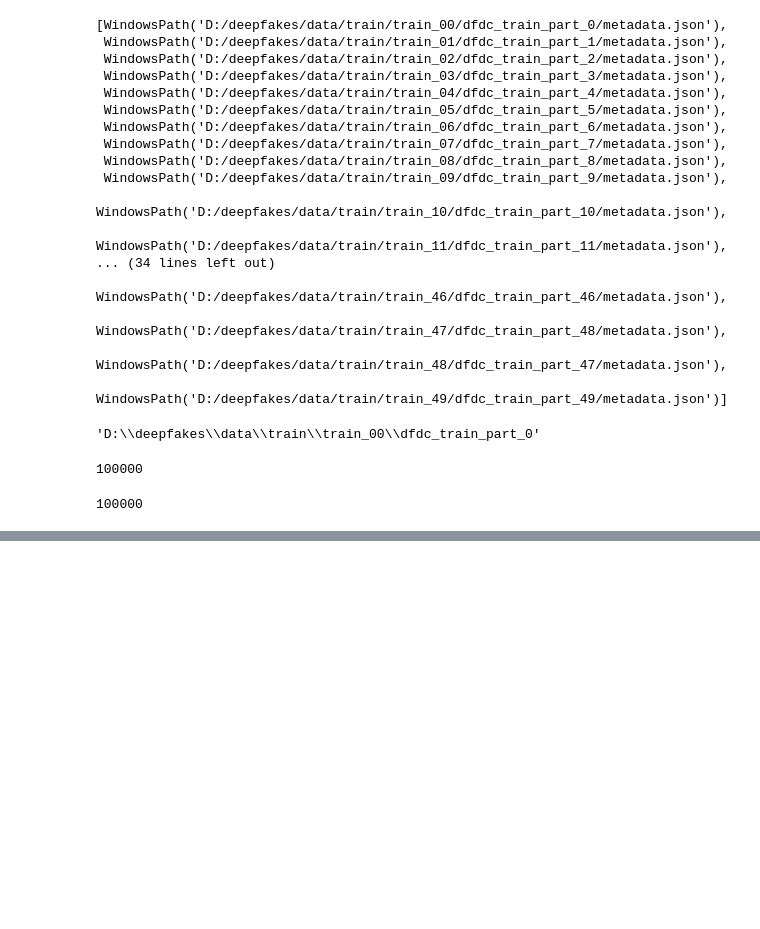
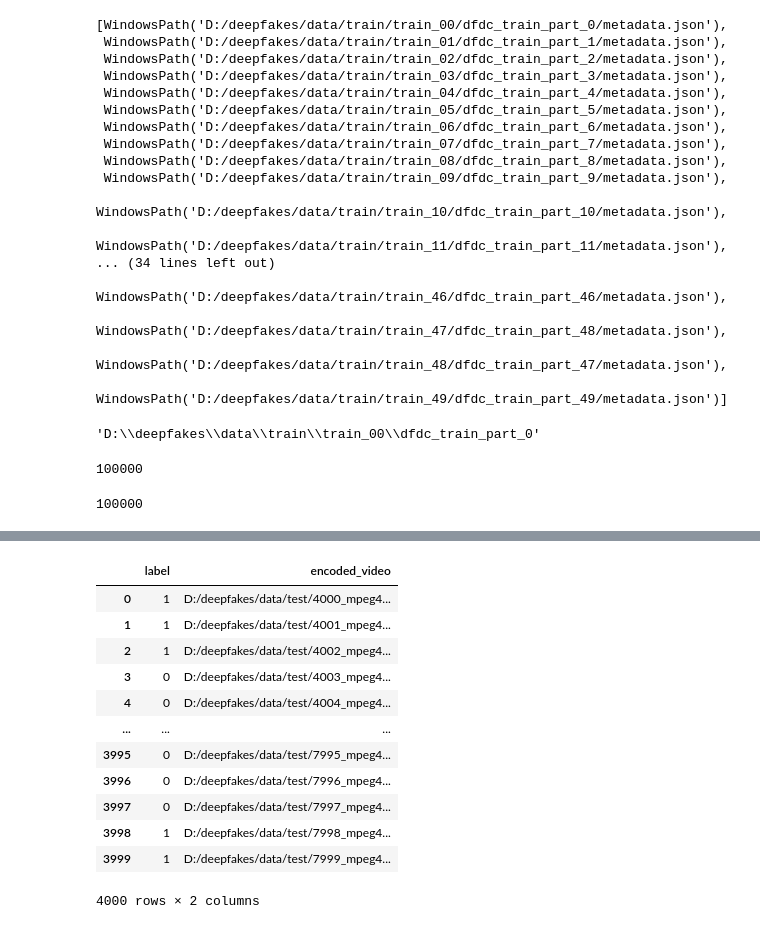
Before and after one commit to AugustasMacys/BachelorThesis, a Jupyter notebook: notebooks/CoviarDatasetCreator.ipynb, the cells around one changed output, grey strips where cells are left out. Saved outputs shown, nothing was run; the diff lists cells and outputs as text; code cells hidden in the pictures; blank space fills up the shorter version.

```diff
--- a/notebooks/CoviarDatasetCreator.ipynb
+++ b/notebooks/CoviarDatasetCreator.ipynb
@@ -130,0 +163,4 @@ df.to_csv(r"D:\deepfakes\coviar_dataframes\coviar_dataframe.csv", index=False)
+# %%
+import posixpath
+
+updated_test_videos = [x.replace(os.sep, posixpath.sep) for x in updated_test_videos]
@@ -130,0 +189,2 @@ df.to_csv(r"D:\deepfakes\coviar_dataframes\coviar_dataframe.csv", index=False)
+# %%
+labels = pd.read_csv(r"D:\deepfakes\data\test\labels.csv").label
@@ -130,0 +206,21 @@ df.to_csv(r"D:\deepfakes\coviar_dataframes\coviar_dataframe.csv", index=False)
+# %%
+frame = {"label": labels}
+coviar_test_dataframe = pd.DataFrame(frame)
+# %%
+coviar_test_dataframe["encoded_video"] = updated_test_videos
+# %%
+coviar_test_dataframe
+# %% [output]
+|  | label | encoded_video |
+| 0 | 1 | D:/deepfakes/data/test/4000_mpeg4... |
+| 1 | 1 | D:/deepfakes/data/test/4001_mpeg4... |
+| 2 | 1 | D:/deepfakes/data/test/4002_mpeg4... |
+| 3 | 0 | D:/deepfakes/data/test/4003_mpeg4... |
+| 4 | 0 | D:/deepfakes/data/test/4004_mpeg4... |
+| ... | ... | ... |
+| 3995 | 0 | D:/deepfakes/data/test/7995_mpeg4... |
+| 3996 | 0 | D:/deepfakes/data/test/7996_mpeg4... |
+| 3997 | 0 | D:/deepfakes/data/test/7997_mpeg4... |
+| 3998 | 1 | D:/deepfakes/data/test/7998_mpeg4... |
+| 3999 | 1 | D:/deepfakes/data/test/7999_mpeg4... |
+4000 rows × 2 columns
```
Also changed, not shown: parts of 14 cells of this notebook, 1 other file.
